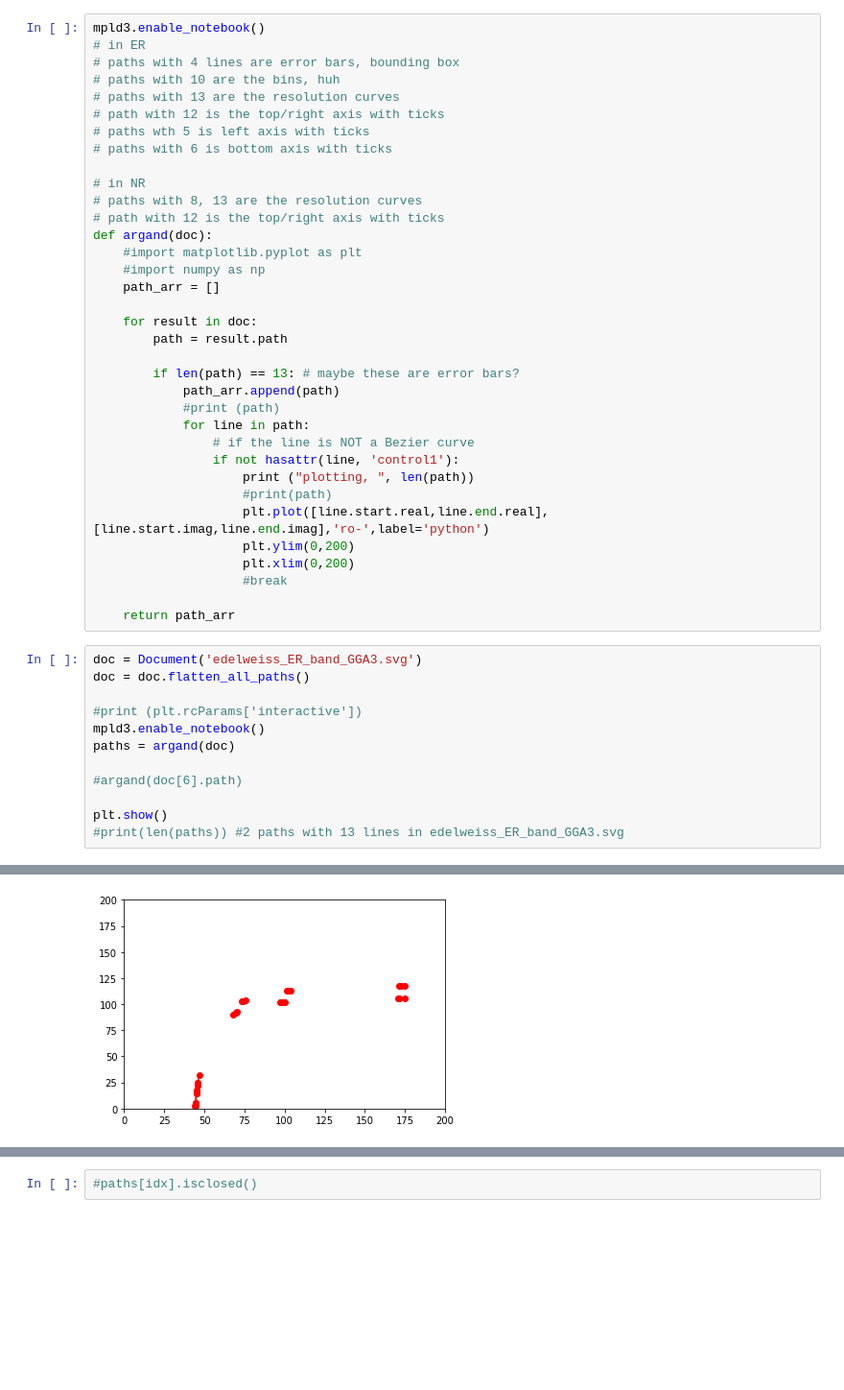
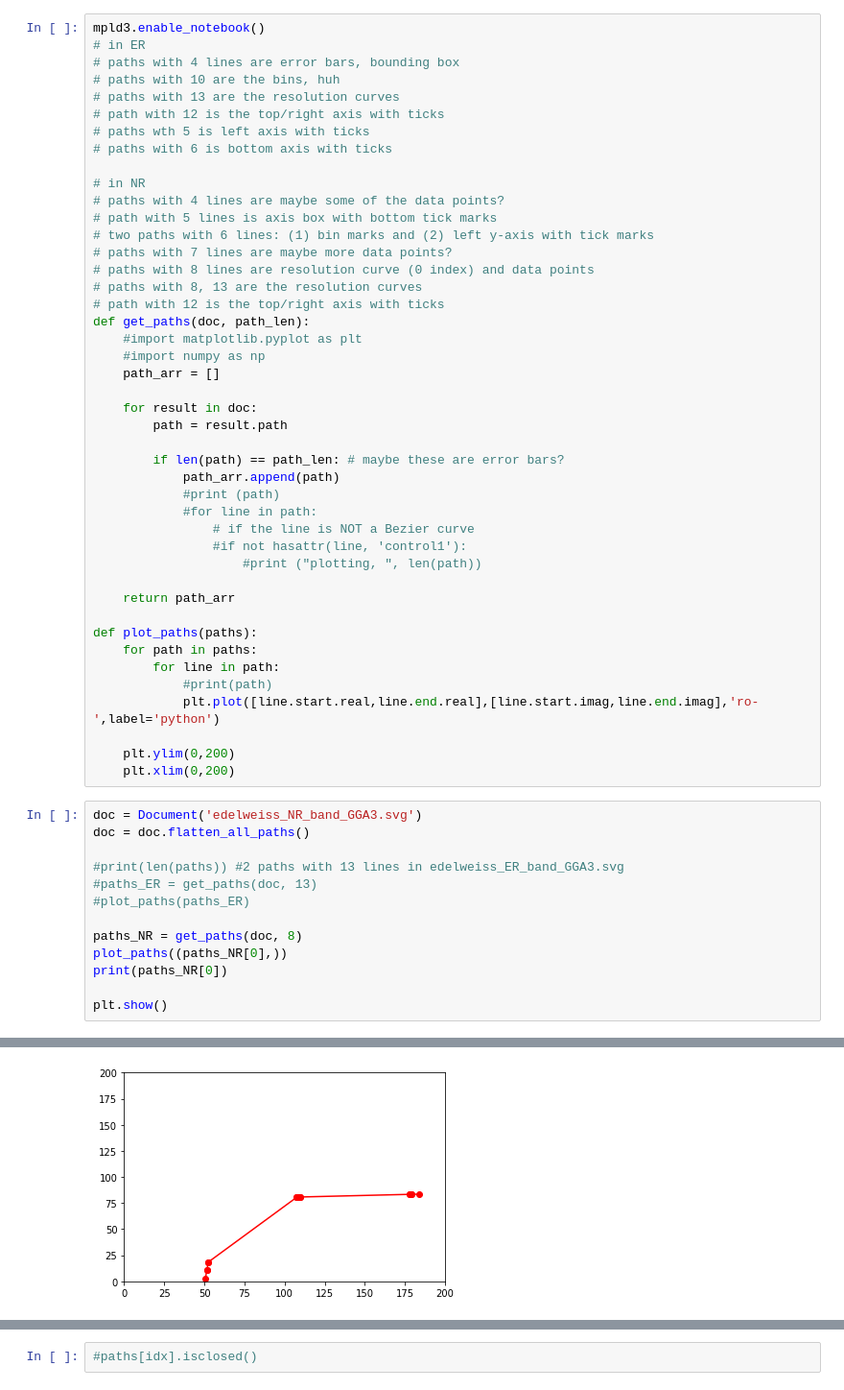
Before and after one commit to villaa/nrFano_Constraint, a Jupyter notebook: Edelweiss_data/get_svg_data.ipynb, the cells around one changed output, grey strips where cells are left out. Shown at 96% size. Drawn from its saved outputs; the diff is of its cells as text; blank space fills up the shorter version.

Commit message:
update get_svg_data.ipynb so it extracts ER and NR bands for GGA3 Note!  Something seems off about the calibration, particularly for NR!

```diff
--- a/Edelweiss_data/get_svg_data.ipynb
+++ b/Edelweiss_data/get_svg_data.ipynb
@@ -33,9 +36,14 @@ mpld3.enable_notebook()
 # paths with 6 is bottom axis with ticks
 
 # in NR
+# paths with 4 lines are maybe some of the data points?
+# path with 5 lines is axis box with bottom tick marks
+# two paths with 6 lines: (1) bin marks and (2) left y-axis with tick marks
+# paths with 7 lines are maybe more data points?
+# paths with 8 lines are resolution curve (0 index) and data points
 # paths with 8, 13 are the resolution curves
 # path with 12 is the top/right axis with ticks
-def argand(doc):
+def get_paths(doc, path_len):
     #import matplotlib.pyplot as plt
     #import numpy as np
     path_arr = []
@@ -43,30 +51,35 @@ def argand(doc):
     for result in doc:
         path = result.path
 
-        if len(path) == 13: # maybe these are error bars?
+        if len(path) == path_len: # maybe these are error bars?
             path_arr.append(path)
             #print (path)
-            for line in path:
+            #for line in path:
                 # if the line is NOT a Bezier curve
-                if not hasattr(line, 'control1'):
-                    print ("plotting, ", len(path))
-                    #print(path)
-                    plt.plot([line.start.real,line.end.real],[line.start.imag,line.end.imag],'ro-',label='python')
-                    plt.ylim(0,200)
-                    plt.xlim(0,200)
-                    #break
+                #if not hasattr(line, 'control1'):
+                    #print ("plotting, ", len(path))
 
     return path_arr
+
+def plot_paths(paths):
+    for path in paths:
+        for line in path:
+            #print(path)
+            plt.plot([line.start.real,line.end.real],[line.start.imag,line.end.imag],'ro-',label='python')
+
+    plt.ylim(0,200)
+    plt.xlim(0,200)
 # %%
-doc = Document('edelweiss_ER_band_GGA3.svg')
+doc = Document('edelweiss_NR_band_GGA3.svg')
 doc = doc.flatten_all_paths()
 
-#print (plt.rcParams['interactive'])
-mpld3.enable_notebook()
-paths = argand(doc)
+#print(len(paths)) #2 paths with 13 lines in edelweiss_ER_band_GGA3.svg
+#paths_ER = get_paths(doc, 13)
+#plot_paths(paths_ER)
 
-#argand(doc[6].path)
+paths_NR = get_paths(doc, 8)
+plot_paths((paths_NR[0],))
+print(paths_NR[0])
 
 plt.show()
-#print(len(paths)) #2 paths with 13 lines in edelweiss_ER_band_GGA3.svg
 # %% [output]
@@ -93,2 +94,2 @@ plotting,  13
-[figure, old version]
+[figure, new version]
 # %%
```
Also changed, not shown: parts of 9 cells of this notebook, 1 other file.
